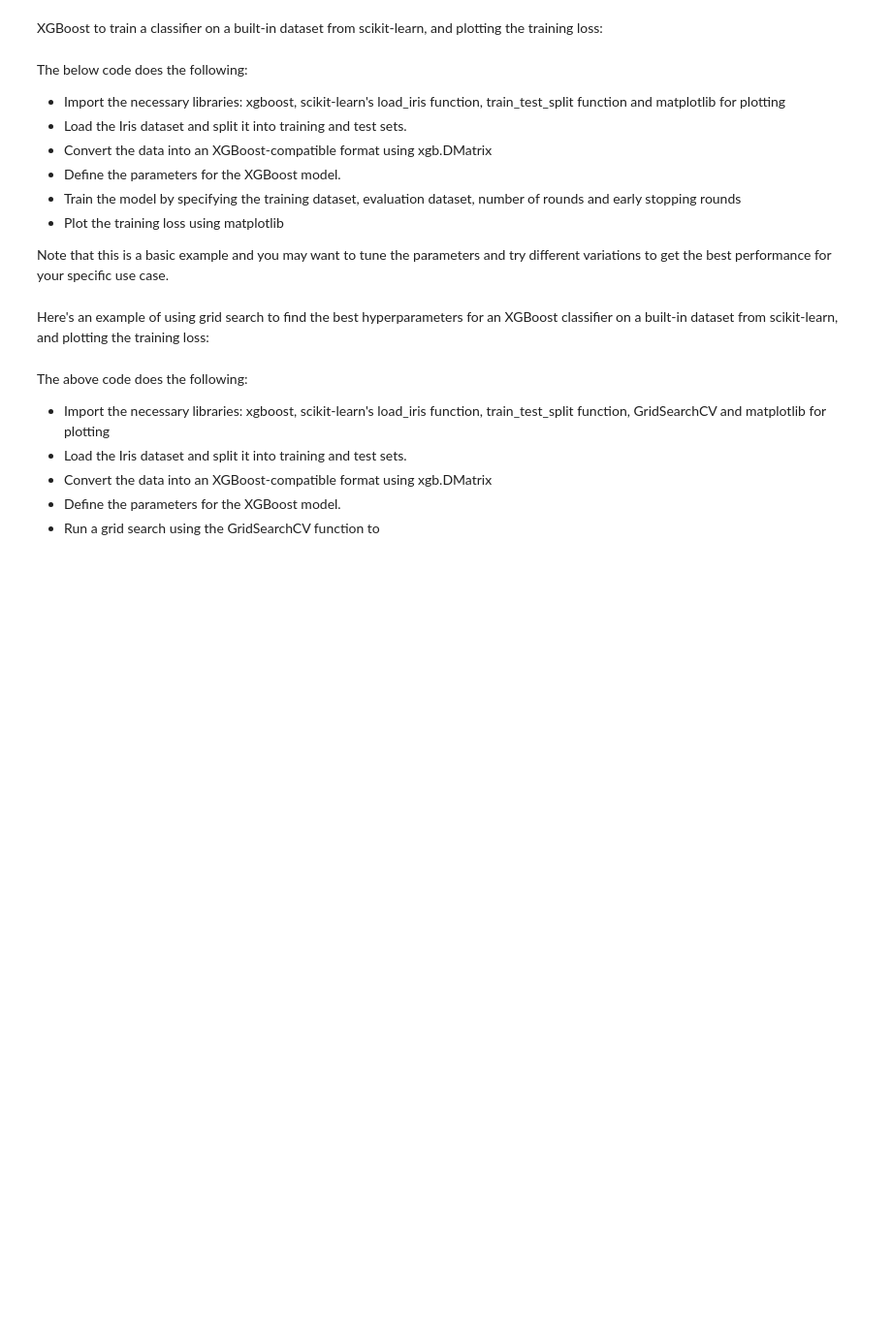
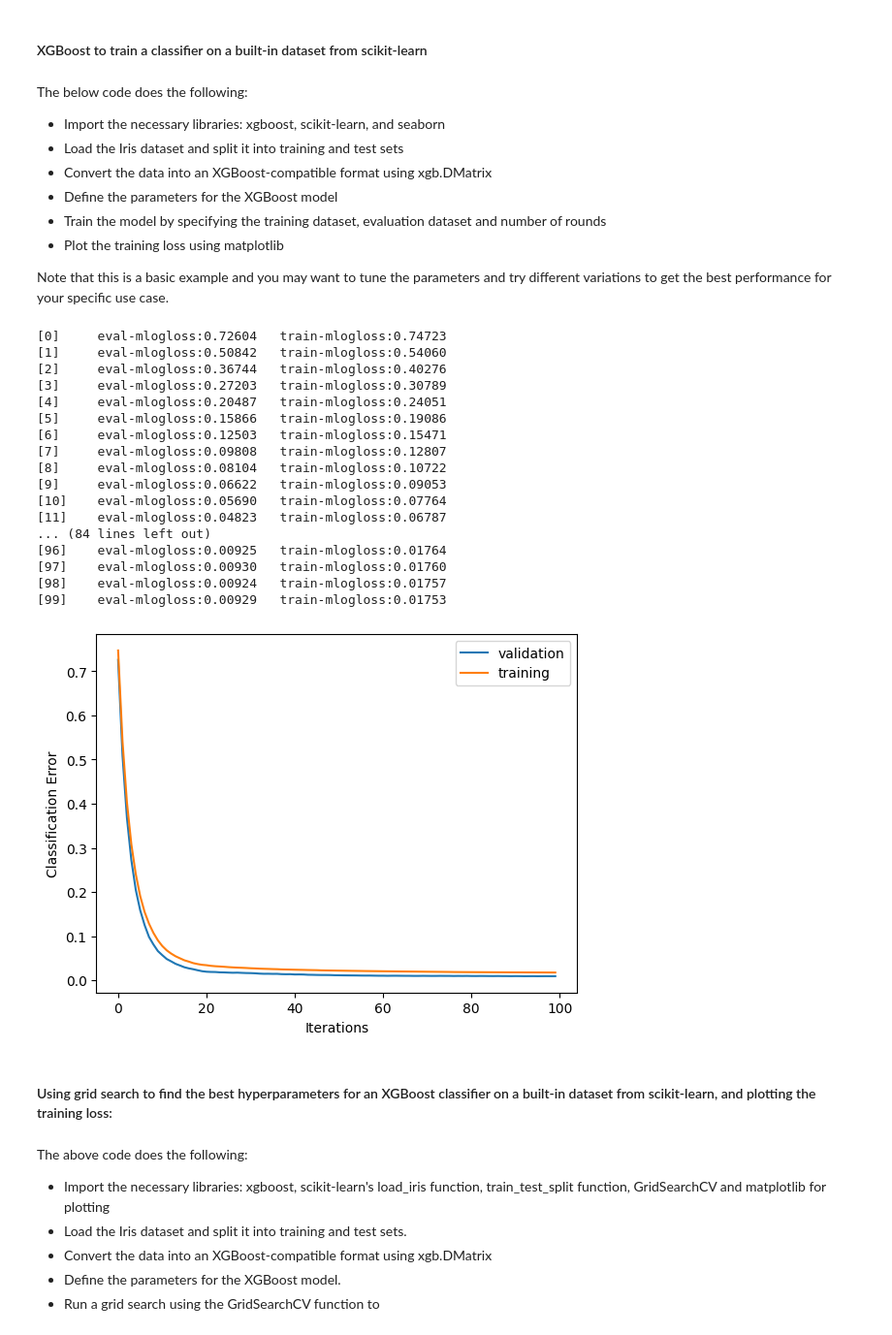
Before and after one commit to Ajinkya6597/mentorship-codesamples, a Jupyter notebook: machine-learning/xgboost-basic-example.ipynb, the cells around one changed output. Shown: that part at 97% size. Saved outputs shown, nothing was run; the diff lists cells and outputs as text; code cells hidden in the pictures; blank space fills up the shorter version.

Commit message:
XGboost example

```diff
--- a/machine-learning/xgboost-basic-example.ipynb
+++ b/machine-learning/xgboost-basic-example.ipynb
@@ -3,52 +17,75 @@ XGBoost is an open-source software library for gradient boosting on decision tre
 # %% [markdown]
-XGBoost to train a classifier on a built-in dataset from scikit-learn, and plotting the training loss:
+#### XGBoost to train a classifier on a built-in dataset from scikit-learn
 # %% [markdown]
 The below code does the following:
 
-- Import the necessary libraries: xgboost, scikit-learn's load_iris function, train_test_split function and matplotlib for plotting
-- Load the Iris dataset and split it into training and test sets.
+- Import the necessary libraries: xgboost, scikit-learn, and seaborn
+- Load the Iris dataset and split it into training and test sets
 - Convert the data into an XGBoost-compatible format using xgb.DMatrix
-- Define the parameters for the XGBoost model.
-- Train the model by specifying the training dataset, evaluation dataset, number of rounds and early stopping rounds
+- Define the parameters for the XGBoost model
+- Train the model by specifying the training dataset, evaluation dataset and number of rounds
 - Plot the training loss using matplotlib
 
 Note that this is a basic example and you may want to tune the parameters and try different variations to get the best performance for your specific use case.
 # %%
 import xgboost as xgb
 from sklearn.datasets import load_iris
 from sklearn.model_selection import train_test_split
-import matplotlib.pyplot as plt
+import seaborn as sns
 
 # Load the Iris dataset
 iris = load_iris()
 X, y = iris.data, iris.target
 
 # Split the data into training and test sets
 X_train, X_test, y_train, y_test = train_test_split(X, y, test_size=0.2, random_state=42)
 
 # Convert the data into an XGBoost-compatible format
 dtrain = xgb.DMatrix(X_train, label=y_train)
 dtest = xgb.DMatrix(X_test, label=y_test)
 
 # Define the parameters for the XGBoost model
 params = {
     'objective': 'multi:softmax',  # Specify the learning task and the corresponding learning objective
     'num_class': 3,  # Number of classes in the dataset
     'tree_method': 'auto',  # Use the efficient tree building algorithm
     'nthread': -1,  # Use all available CPU threads
-    'silent': 1,  # Don't print messages
 }
 
 # Train the model
 evallist = [(dtest, 'eval'), (dtrain, 'train')]  # Specify the datasets for evaluation during training
 num_round = 100  # Number of rounds (iterations) to run
-bst = xgb.train(params, dtrain, num_round, evallist, early_stopping_rounds=10)
+progress = dict()
+bst = xgb.train(params, dtrain, num_round, evallist, early_stopping_rounds=10, evals_result=progress)
 
 # Plot the training loss
-plt.plot(bst.get_score(importance_type='gain'))
+plt.plot(progress['eval']['mlogloss'], label='validation')
+plt.plot(progress['train']['mlogloss'], label='training')
+plt.xlabel("Iterations")
+plt.ylabel("Classification Error")
+plt.legend()
 plt.show()
+# %% [output]
+[0]     eval-mlogloss:0.72604   train-mlogloss:0.74723
+[1]     eval-mlogloss:0.50842   train-mlogloss:0.54060
+[2]     eval-mlogloss:0.36744   train-mlogloss:0.40276
+[3]     eval-mlogloss:0.27203   train-mlogloss:0.30789
+[4]     eval-mlogloss:0.20487   train-mlogloss:0.24051
+[5]     eval-mlogloss:0.15866   train-mlogloss:0.19086
+[6]     eval-mlogloss:0.12503   train-mlogloss:0.15471
+[7]     eval-mlogloss:0.09808   train-mlogloss:0.12807
+[8]     eval-mlogloss:0.08104   train-mlogloss:0.10722
+[9]     eval-mlogloss:0.06622   train-mlogloss:0.09053
+[10]    eval-mlogloss:0.05690   train-mlogloss:0.07764
+[11]    eval-mlogloss:0.04823   train-mlogloss:0.06787
+... (84 lines left out)
+[96]    eval-mlogloss:0.00925   train-mlogloss:0.01764
+[97]    eval-mlogloss:0.00930   train-mlogloss:0.01760
+[98]    eval-mlogloss:0.00924   train-mlogloss:0.01757
+[99]    eval-mlogloss:0.00929   train-mlogloss:0.01753
+[figure, added]
 # %% [markdown]
-Here's an example of using grid search to find the best hyperparameters for an XGBoost classifier on a built-in dataset from scikit-learn, and plotting the training loss:
+#### Using grid search to find the best hyperparameters for an XGBoost classifier on a built-in dataset from scikit-learn, and plotting the training loss:
 # %% [markdown]
 The above code does the following:
 
```
Also changed, not shown: parts of 7 cells of this notebook.
